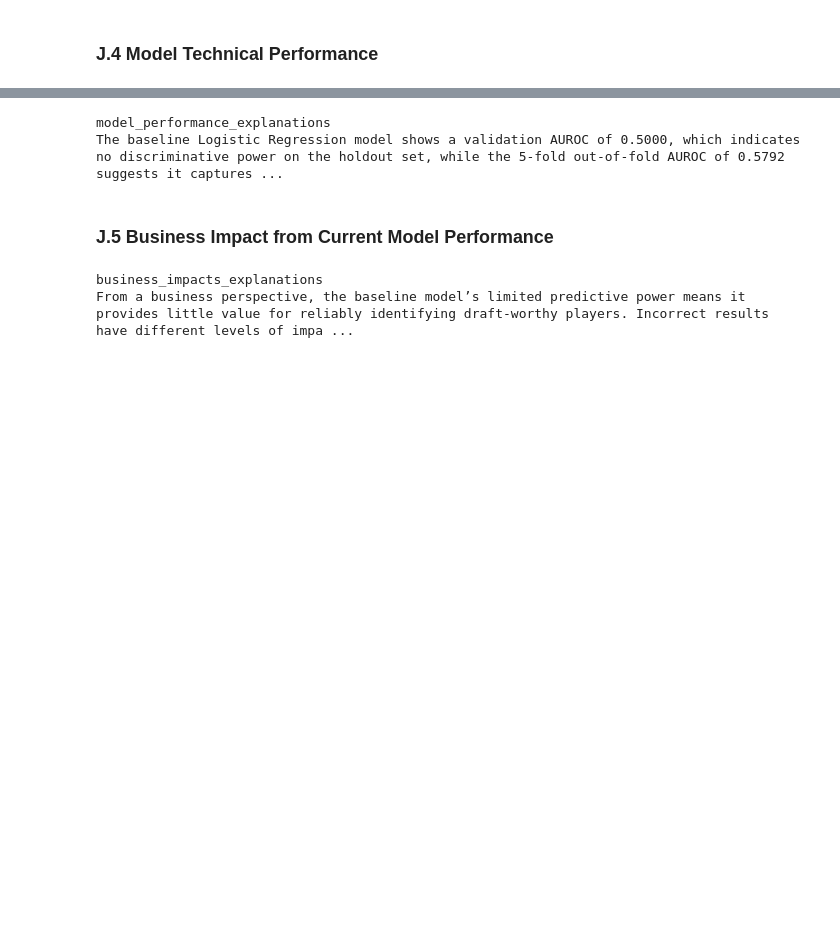
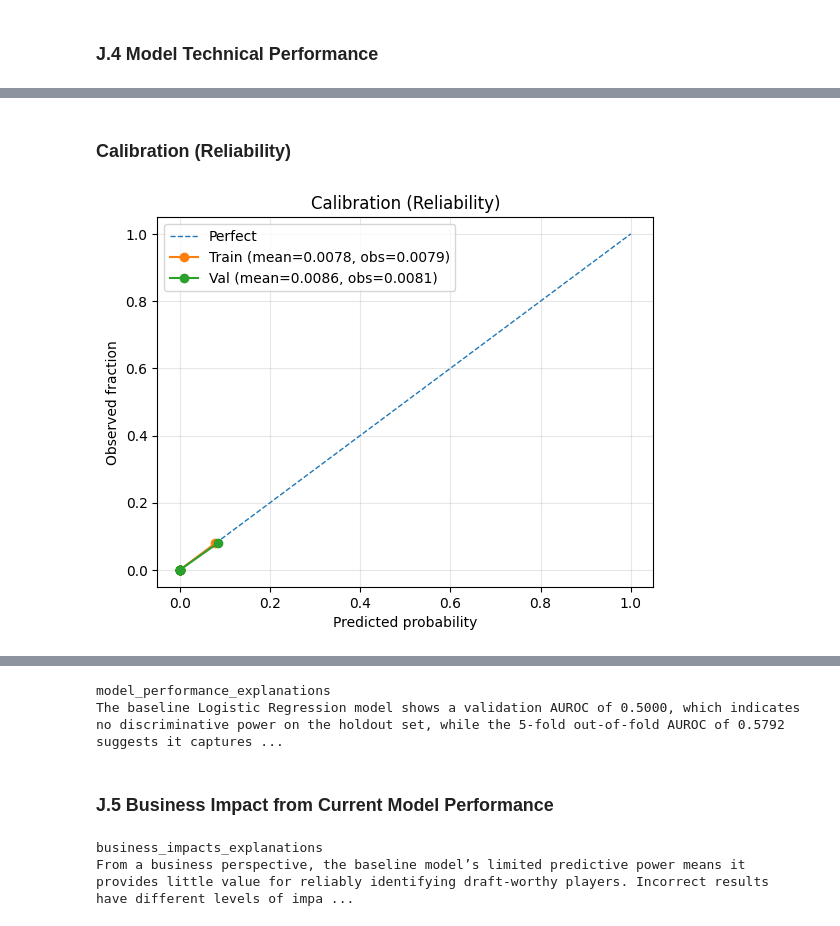
Before and after one commit to NaynaJahan/Performance-Analysis-in-NBA-Draft, a Jupyter notebook: notebooks/36120-25SP-AT1-12-25238736-experiment0.ipynb, the cells around one changed output, grey strips where cells are left out. Saved outputs shown, nothing was run; the diff lists cells and outputs as text; code cells hidden in the pictures; blank space fills up the shorter version.

```diff
--- a/notebooks/36120-25SP-AT1-12-25238736-experiment0.ipynb
+++ b/notebooks/36120-25SP-AT1-12-25238736-experiment0.ipynb
@@ -969,0 +1086,20 @@ for subsequent GBM/XGB and ensembling experiments.
+# %% [markdown]
+### Calibration (Reliability)
+# %%
+prob_true_tr, prob_pred_tr = calibration_curve(y_train, p_train, n_bins=10, strategy="quantile")
+prob_true_va, prob_pred_va = calibration_curve(y_val,   p_val,   n_bins=10, strategy="quantile")
+
+plt.figure()
+plt.plot([0,1], [0,1], "--", linewidth=1, label="Perfect")
+plt.plot(prob_pred_tr, prob_true_tr, marker="o",
+         label=f"Train (mean={p_train.mean():.4f}, obs={y_train.mean():.4f})")
+plt.plot(prob_pred_va, prob_true_va, marker="o",
+         label=f"Val (mean={p_val.mean():.4f}, obs={y_val.mean():.4f})")
+plt.xlabel("Predicted probability")
+plt.ylabel("Observed fraction")
+plt.title("Calibration (Reliability)")
+plt.legend()
+plt.grid(True, alpha=0.3)
+plt.show()
+# %% [output]
+[figure, added]
```
Also changed, not shown: parts of 22 cells of this notebook, 1 other file.
